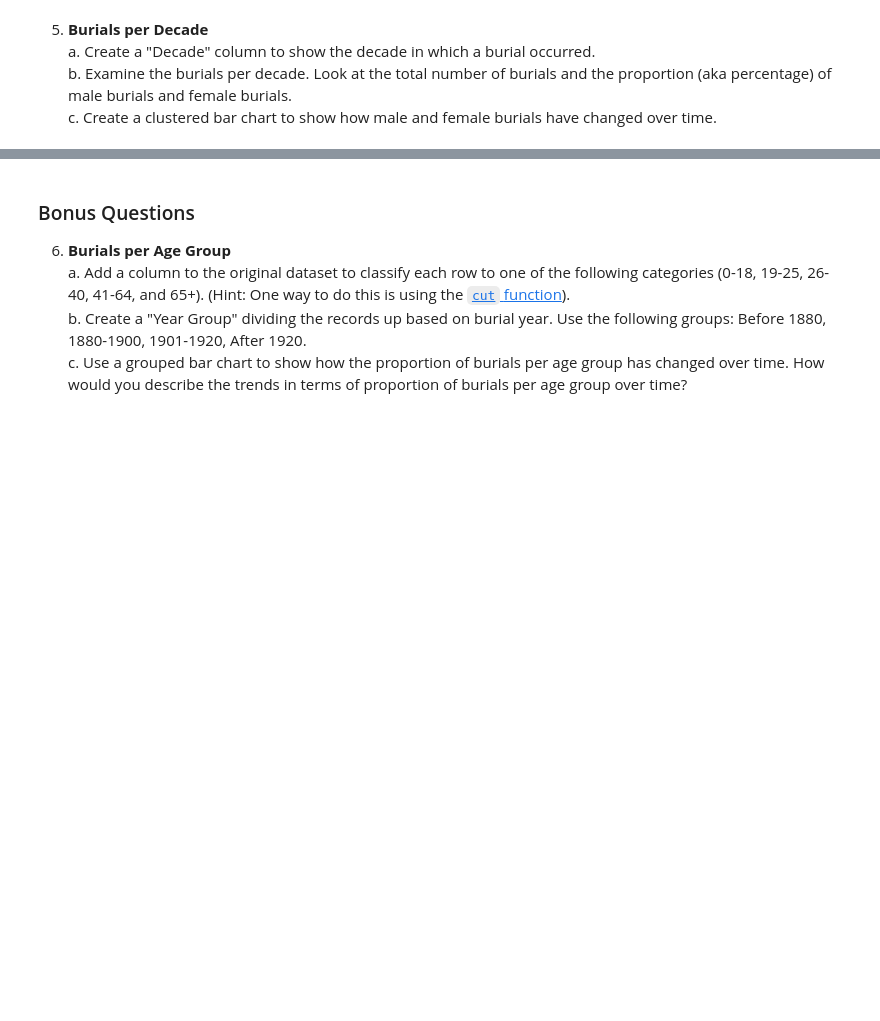
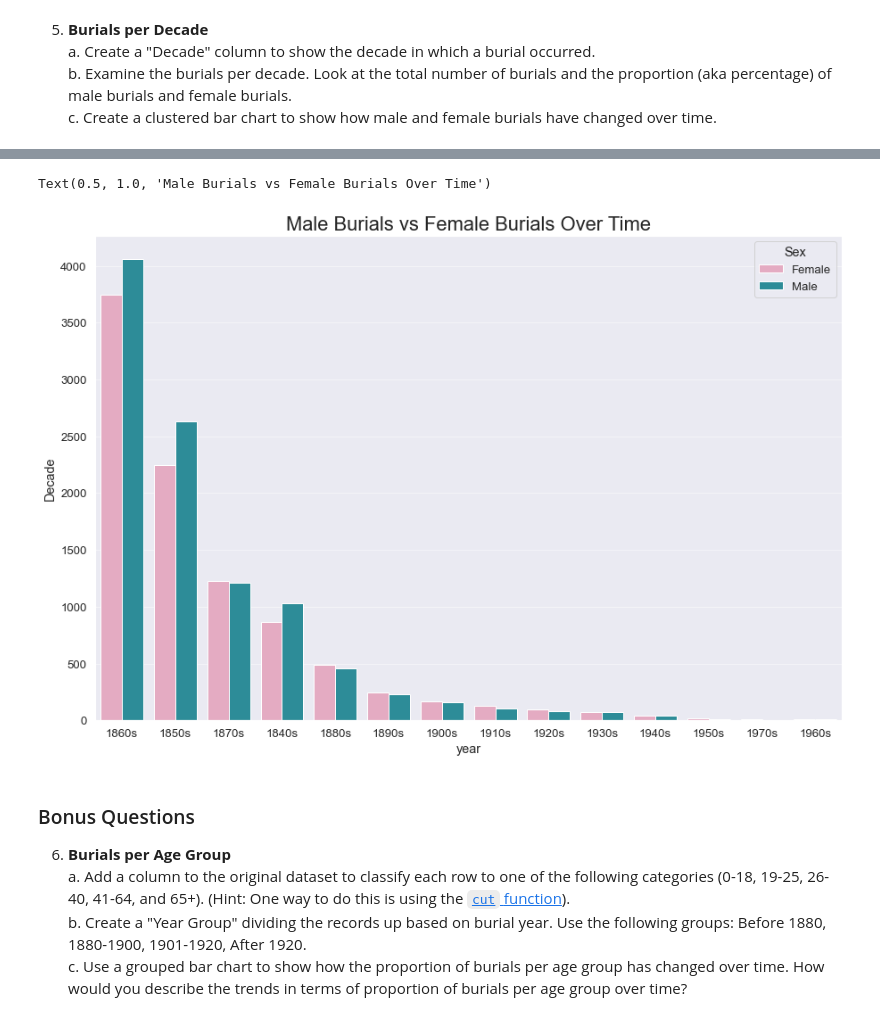
Before and after one commit to NSS-Data-Analytics-Cohort-10/advanced-pandas-kostenkoandri, a Jupyter notebook: Notebooks/Cemetery.ipynb, the cells around one changed output, grey strips where cells are left out. Drawn from its saved outputs; the diff is of its cells as text; code cells hidden in the pictures; blank space fills up the shorter version.

```diff
--- a/Notebooks/Cemetery.ipynb
+++ b/Notebooks/Cemetery.ipynb
@@ -160,5 +195,12 @@ df_sex
 # %%
-sns.barplot(data=df_sex, x='year', y='Decade', hue='Sex')
+fig, ax = plt.subplots(figsize=(15, 10))
+sns.barplot(ax=ax, data=df_sex,
+     x='year', y='Decade', hue='Sex',
+     palette=['#EDA2C0', '#1B9AAA'])
+plt.title("Male Burials vs Female Burials Over Time", fontdict={'fontsize': 22})
+# %% [output]
+Text(0.5, 1.0, 'Male Burials vs Female Burials Over Time')
+[figure, added]
 # %% [markdown]
 ### Bonus Questions
 
```
Also changed, not shown: parts of 5 cells of this notebook.
